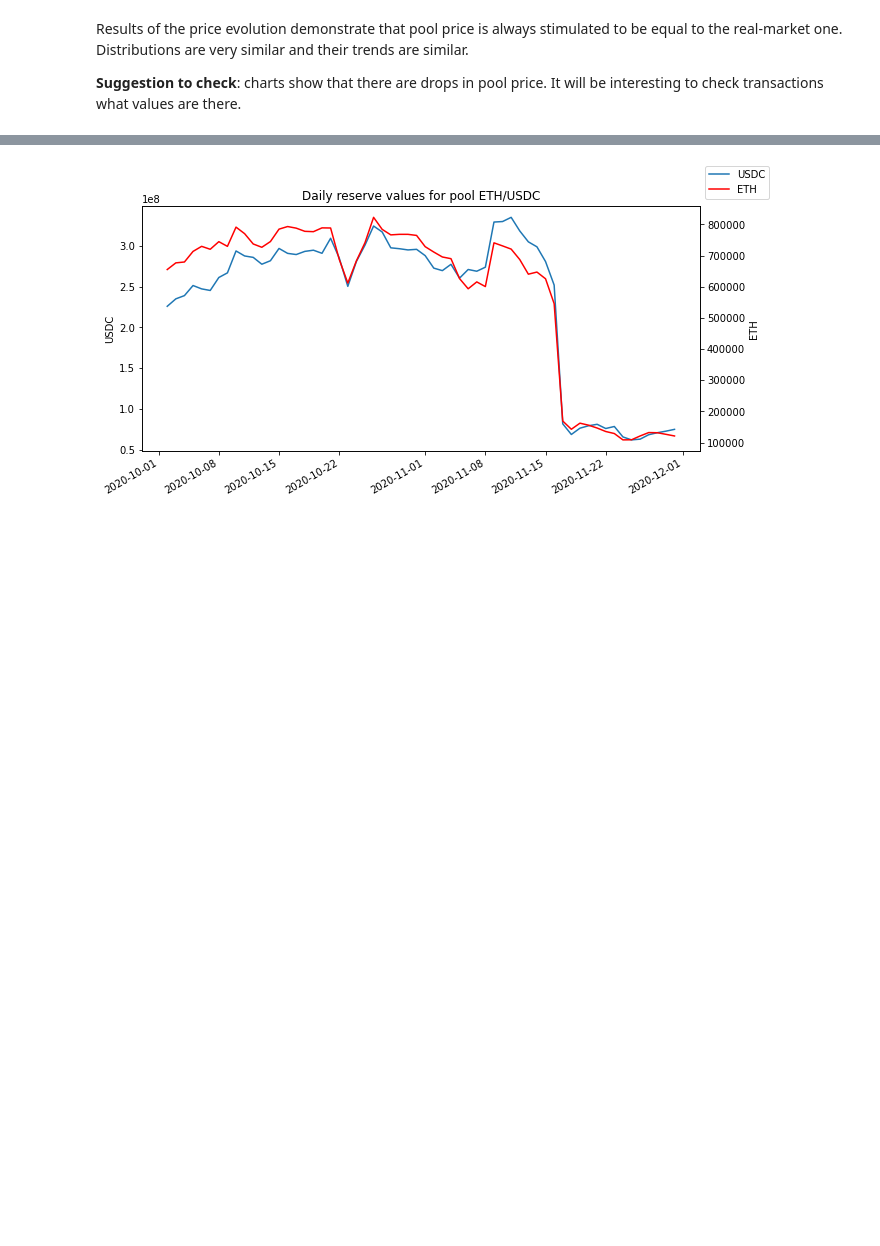
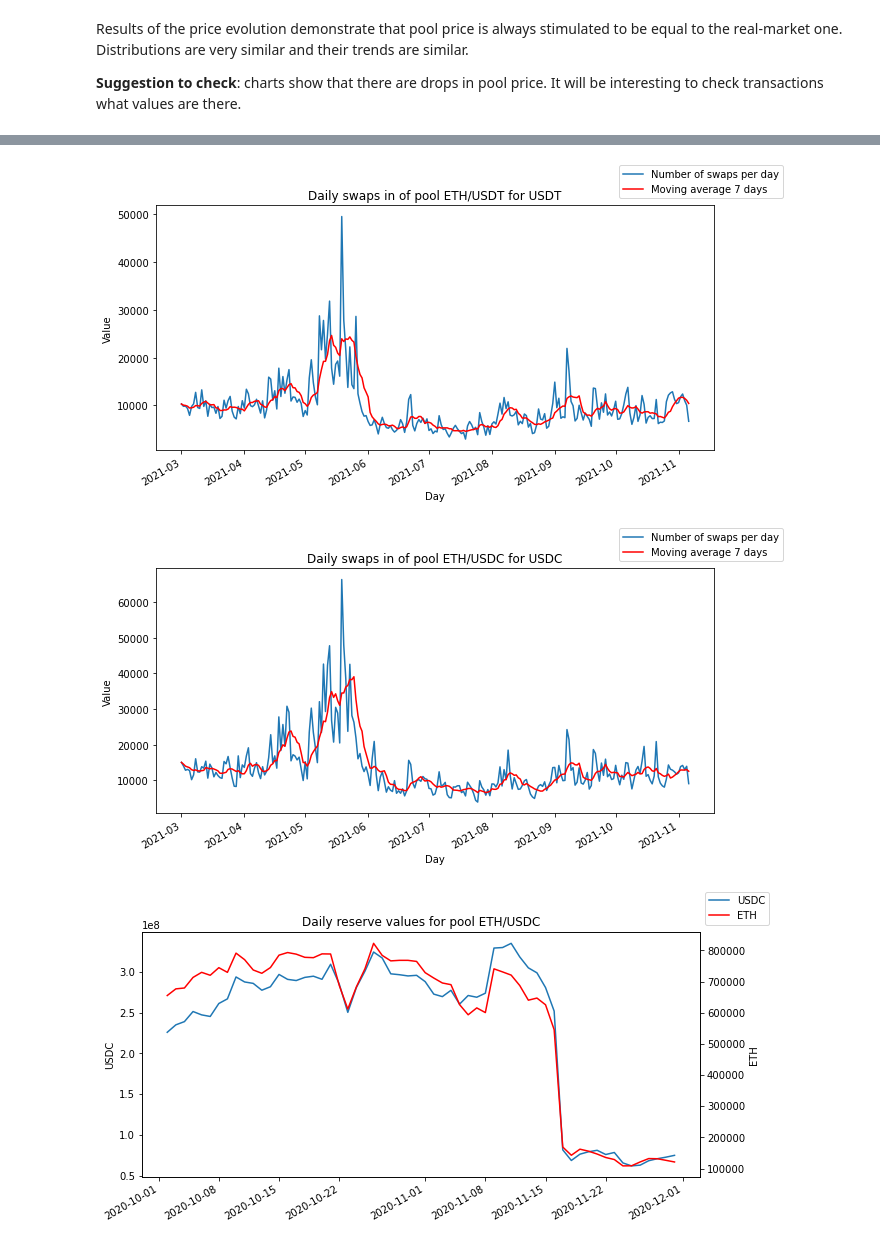
Before and after one commit to IX-Swap/data-science, a Jupyter notebook: uniswap_v2_pools_analysis/v2_pools_analysis.ipynb, the cells around one changed output, grey strips where cells are left out. Saved outputs shown, nothing was run; the diff lists cells and outputs as text; code cells hidden in the pictures; blank space fills up the shorter version.

```diff
--- a/uniswap_v2_pools_analysis/v2_pools_analysis.ipynb
+++ b/uniswap_v2_pools_analysis/v2_pools_analysis.ipynb
@@ -409,3 +404,9 @@ show_swaps_amount_in_moving_averages(swaps_df=eth_usdc_df[(eth_usdc_df.token_in
+# %%
+show_swaps_amount_in_moving_averages(swaps_df=eth_usdt_df[(eth_usdt_df.token_in == 'USDT') & (eth_usdt_df.date > datetime.datetime(2021, 3, 1)) & (eth_usdt_df.date < datetime.datetime(2021, 12, 1))], pool_name="ETH/USDT for USDT")
+show_swaps_amount_in_moving_averages(swaps_df=eth_usdc_df[(eth_usdc_df.token_in == 'USDC') & (eth_usdc_df.date > datetime.datetime(2021, 3, 1)) & (eth_usdc_df.date < datetime.datetime(2021, 12, 1))], pool_name="ETH/USDC for USDC")
+# %% [output]
+[figure, added]
+[figure, added]
 # %%
 show_swaps_reserves_evolution_through_time(eth_usdc_reserves_df[(eth_usdc_reserves_df.date > datetime.datetime(2020, 10, 1)) & (eth_usdc_reserves_df.date < datetime.datetime(2020, 12, 1))], first_token_symbol="USDC", second_token_symbol="ETH",
                                            pool_name="ETH/USDC")
```
Also changed, not shown: parts of 9 cells of this notebook, 1 other file.
